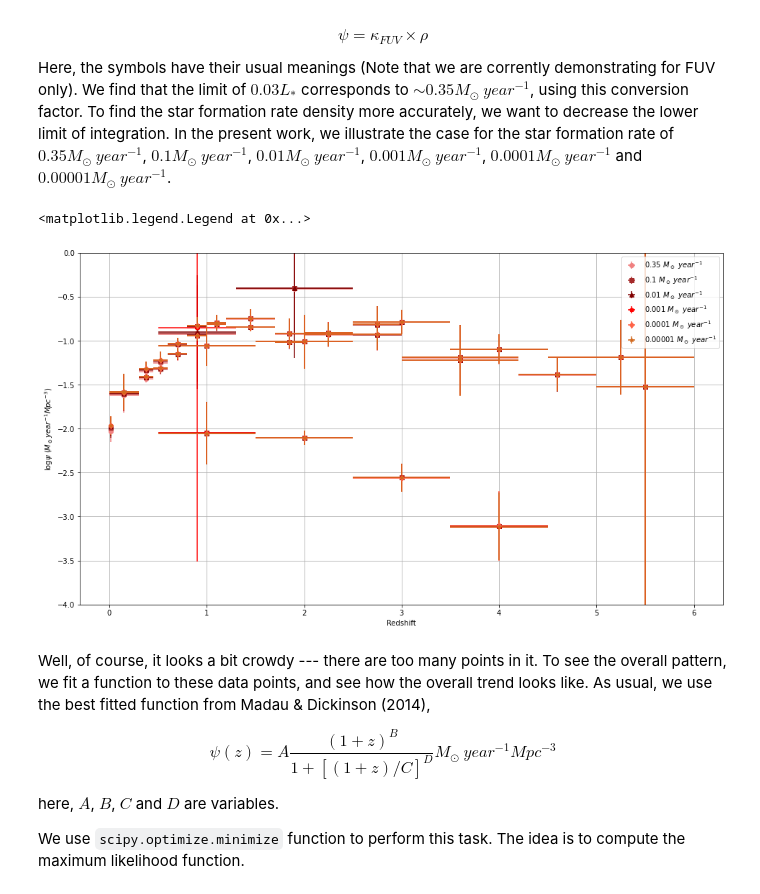
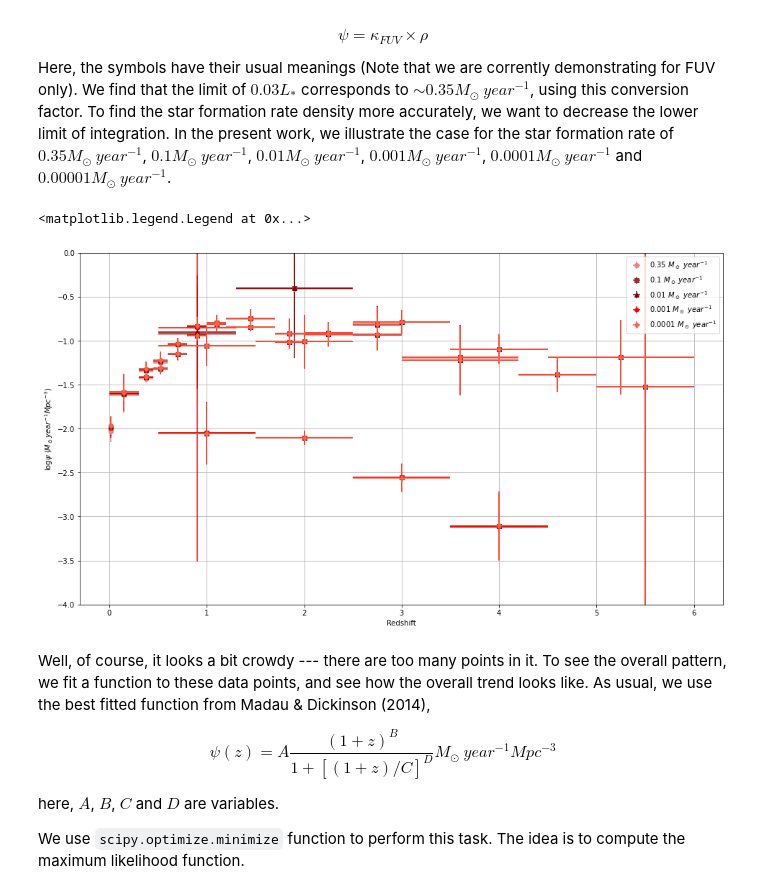
Before and after one commit to Jayshil/csfrd, a Jupyter notebook: Results/res3.ipynb, the cells around one changed output. Saved outputs shown, nothing was run; the diff lists cells and outputs as text; code cells hidden in the pictures.

```diff
--- a/Results/res3.ipynb
+++ b/Results/res3.ipynb
@@ -23,7 +23,7 @@ import os
 p1 = os.getcwd() + '/Diff_lim_IR/'
 
 # Different limits
-lims = np.array([r'$0.35 \ M_\odot \ year^{-1}$', r'$0.1 \ M_\odot \ year^{-1}$', r'$0.01 \ M_\odot \ year^{-1}$', r'$0.001 \ M_\odot \ year^{-1}$', r'$0.0001 \ M_\odot \ year^{-1}$', r'$0.00001 \ M_\odot \ year^{-1}$'])
+lims = np.array([r'$0.35 \ M_\odot \ year^{-1}$', r'$0.1 \ M_\odot \ year^{-1}$', r'$0.01 \ M_\odot \ year^{-1}$', r'$0.001 \ M_\odot \ year^{-1}$', r'$0.0001 \ M_\odot \ year^{-1}$'])#, r'$0.00001 \ M_\odot \ year^{-1}$'])
 
 # For 0.35 M_sun year-1
 zd035, zu035, sfr035, sfre035 = np.loadtxt(p1 + 'sfrd_ir_new_0.35.dat', usecols=(1,2,3,4), unpack=True)
@@ -47,39 +47,39 @@ zcen_4 = (zd_4 + zu_4)/2
 zup_4, zdo_4 = np.abs(zu_4 - zcen_4), np.abs(zcen_4 - zd_4)
 # For 0.00001 M_sun year-1
 zd_5, zu_5, sfr_5, sfre_5 = np.loadtxt(p1 + 'sfrd_ir_new_0.00001.dat', usecols=(1,2,3,4), unpack=True)
 zcen_5 = (zd_5 + zu_5)/2
 zup_5, zdo_5 = np.abs(zu_5 - zcen_5), np.abs(zcen_5 - zd_5)
 
 cols = np.array(['lightcoral', 'brown', 'maroon', 'red', 'tomato', 'chocolate'])
 shp = np.array(['o', 's', '^', 'p', 'd', '*'])
 
 # Redshifts
-zcen_all = [zcen035, zcen_1, zcen_2, zcen_3, zcen_4, zcen_5]
-zup_all = [zup035, zup_1, zup_2, zup_3, zup_4, zup_5]
-zdo_all = [zdo035, zdo_1, zdo_2, zdo_3, zdo_4, zdo_5]
+zcen_all = [zcen035, zcen_1, zcen_2, zcen_3, zcen_4]#, zcen_5]
+zup_all = [zup035, zup_1, zup_2, zup_3, zup_4]#, zup_5]
+zdo_all = [zdo035, zdo_1, zdo_2, zdo_3, zdo_4]#, zdo_5]
 
 # All SFRDs in one array
-sfr_all = [sfr035, sfr_1, sfr_2, sfr_3, sfr_4, sfr_5]
-sfre_all = [sfre035, sfre_1, sfre_2, sfre_3, sfre_4, sfre_5]
+sfr_all = [sfr035, sfr_1, sfr_2, sfr_3, sfr_4]#, sfr_5]
+sfre_all = [sfre035, sfre_1, sfre_2, sfre_3, sfre_4]#, sfre_5]
 
 log_sfr_all, log_sfre_all = [], []
 for i in range(len(sfr_all)):
     ab, cd = utl.log_err(sfr_all[i], sfre_all[i])
     log_sfr_all.append(ab)
     log_sfre_all.append(cd)
 
 plt.figure(figsize=(16,9))
 for i in range(len(lims)):
     plt.errorbar(zcen_all[i], log_sfr_all[i], xerr=[zup_all[i], zdo_all[i]], yerr=log_sfre_all[i], fmt='.', marker=shp[i], c=cols[i], label=lims[i])
 
 plt.xlabel('Redshift')
 plt.ylabel(r'$\log{\psi}$ ($M_\odot year^{-1} Mpc^{-3}$)')
 plt.grid()
 plt.ylim([-4.0, 0])
 plt.legend(loc='best')
 # %% [output]
 <matplotlib.legend.Legend at 0x...>
-[figure, old version]
+[figure, new version]
 # %% [markdown]
 Well, of course, it looks a bit crowdy --- there are too many points in it. To see the overall pattern, we fit a function to these data points, and see how the overall trend looks like. As usual, we use the best fitted function from Madau & Dickinson (2014),
 
```
Also changed, not shown: parts of 5 cells of this notebook.
